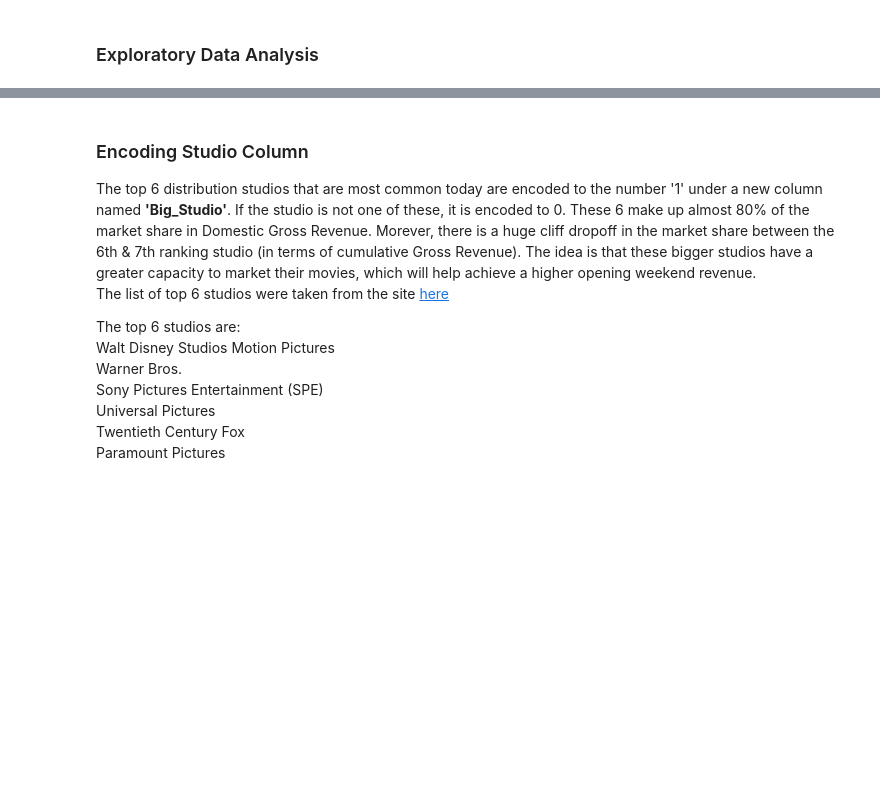
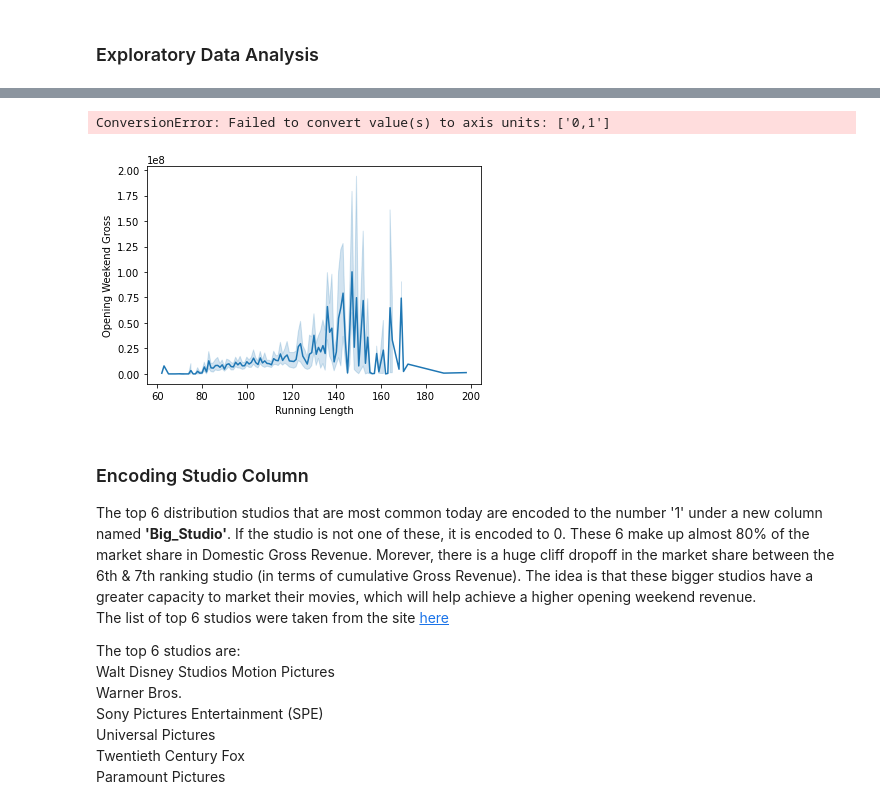
Before and after one commit to navish92/Predicting_Movie_Opening_Weekend, a Jupyter notebook: EDA_Cleaning_and_Encoding_Features.ipynb, the cells around one changed output, grey strips where cells are left out. Cells and saved outputs as stored; diff of their text form; code cells hidden in the pictures; blank space fills up the shorter version.

```diff
--- a/EDA_Cleaning_and_Encoding_Features.ipynb
+++ b/EDA_Cleaning_and_Encoding_Features.ipynb
@@ -61,3 +401,10 @@ Name: Franchise, dtype: int64
+# %%
+df_movies_less_outliers = df_movies.drop(df_movies.Budget.idxmax())
+sns.lineplot(x=(df_movies_less_outliers['Running Length']),y=df_movies_less_outliers['Opening Weekend Gross'])
+# plt.yticks(['0,1'])
+# %% [output]
+ConversionError: Failed to convert value(s) to axis units: ['0,1']
+[figure, added]
 # %% [markdown]
 ### Encoding Studio Column
 
```
Also changed, not shown: parts of 44 cells of this notebook.
